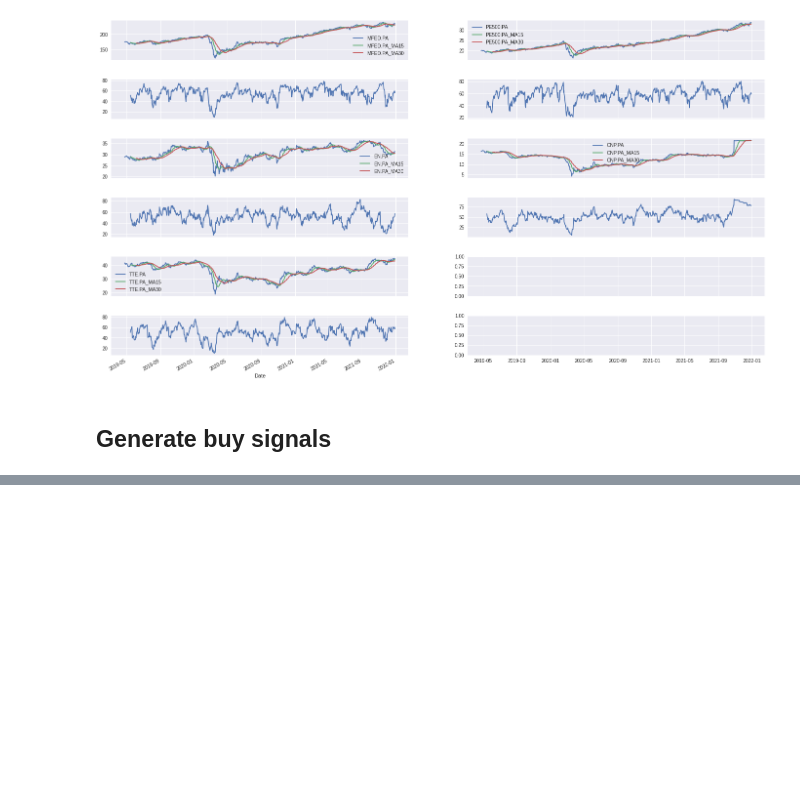
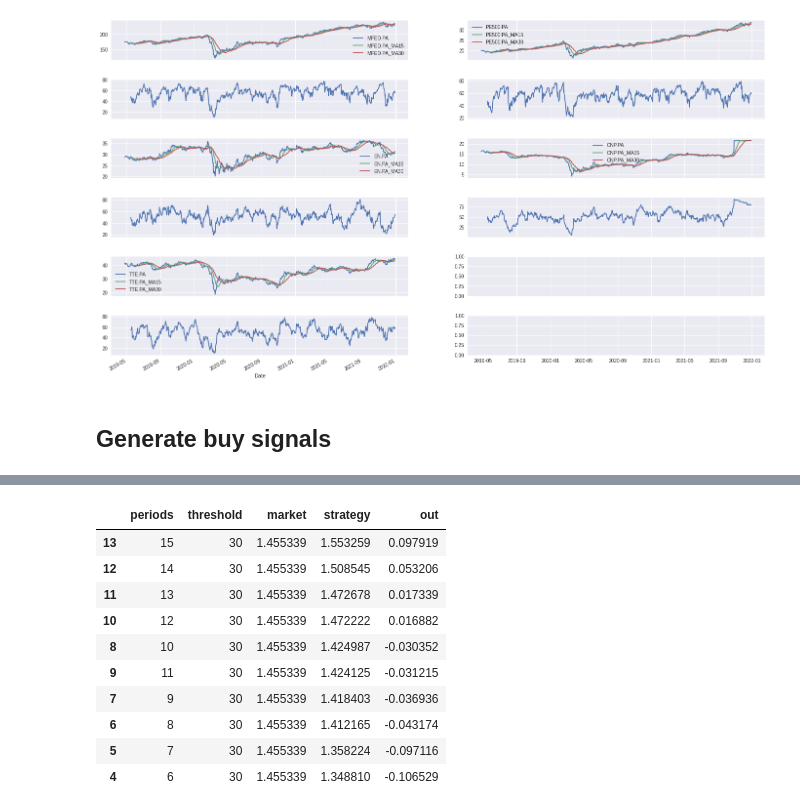
Before and after one commit to IamTossan/finance-research, a Jupyter notebook: src/rsi.ipynb, the cells around one changed output, grey strips where cells are left out. Cells and saved outputs as stored; diff of their text form; code cells hidden in the pictures; blank space fills up the shorter version.

```diff
--- a/src/rsi.ipynb
+++ b/src/rsi.ipynb
@@ -106,0 +124,14 @@ print(strategy)
+# %%
+results.sort_values("out", ascending=False).head(10)
+# %% [output]
+|  | periods | threshold | market | strategy | out |
+| 13 | 15 | 30 | 1.455339 | 1.553259 | 0.097919 |
+| 12 | 14 | 30 | 1.455339 | 1.508545 | 0.053206 |
+| 11 | 13 | 30 | 1.455339 | 1.472678 | 0.017339 |
+| 10 | 12 | 30 | 1.455339 | 1.472222 | 0.016882 |
+| 8 | 10 | 30 | 1.455339 | 1.424987 | -0.030352 |
+| 9 | 11 | 30 | 1.455339 | 1.424125 | -0.031215 |
+| 7 | 9 | 30 | 1.455339 | 1.418403 | -0.036936 |
+| 6 | 8 | 30 | 1.455339 | 1.412165 | -0.043174 |
+| 5 | 7 | 30 | 1.455339 | 1.358224 | -0.097116 |
+| 4 | 6 | 30 | 1.455339 | 1.348810 | -0.106529 |
```
Also changed, not shown: parts of 3 cells of this notebook, 1 other file.
